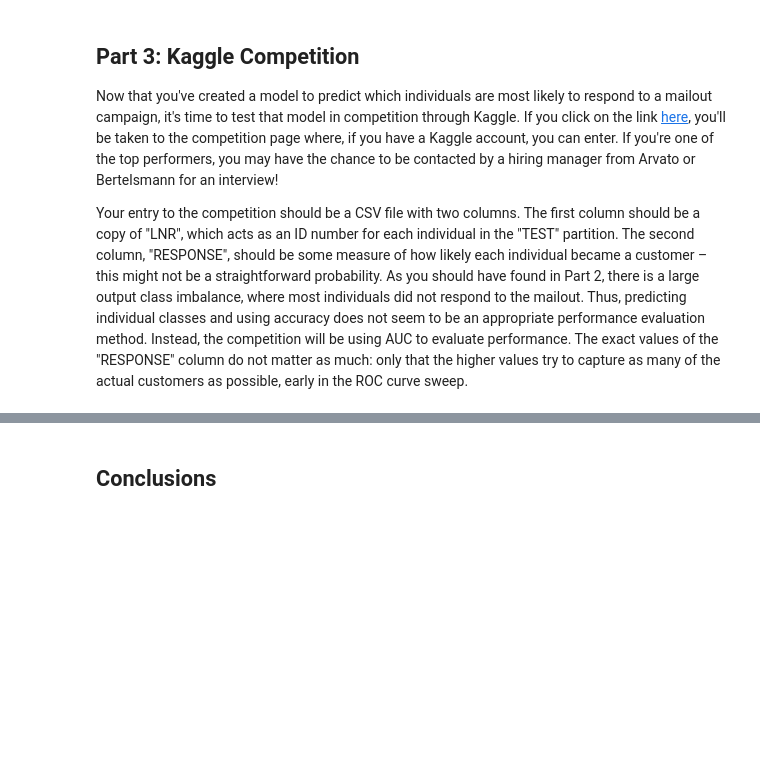
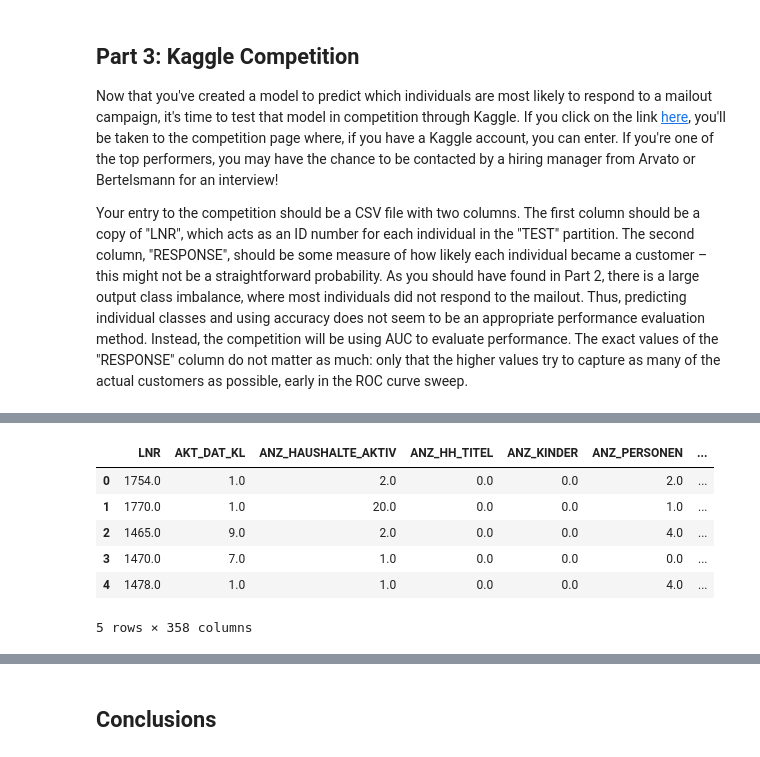
Before and after one commit to ursulahneumann/Arvato_capstone, a Jupyter notebook: Arvato_capstone.ipynb, the cells around one changed output, grey strips where cells are left out. Drawn from its saved outputs; the diff is of its cells as text; code cells hidden in the pictures; blank space fills up the shorter version.

```diff
--- a/Arvato_capstone.ipynb
+++ b/Arvato_capstone.ipynb
@@ -1703,0 +1799,19 @@ Your entry to the competition should be a CSV file with two columns. The first c
+# %%
+# The imputer does not work at this stage because the columns CAMEO_DEUG_2015 and CAMEO_INTL_2015
+# have values that strings "X" and "XX".  EINGEFUEGT_AM has a similar issue. Remove these columns
+# for simplicity.
+del test['CAMEO_DEUG_2015']
+del test['CAMEO_INTL_2015']
+del test['EINGEFUEGT_AM']
+
+# Perform imputation on train df
+test = pd.DataFrame(imputer.transform(test), columns = test.columns)
+test.head()
+# %% [output]
+|  | LNR | AKT_DAT_KL | ANZ_HAUSHALTE_AKTIV | ANZ_HH_TITEL | ANZ_KINDER | ANZ_PERSONEN | ... |
+| 0 | 1754.0 | 1.0 | 2.0 | 0.0 | 0.0 | 2.0 | ... |
+| 1 | 1770.0 | 1.0 | 20.0 | 0.0 | 0.0 | 1.0 | ... |
+| 2 | 1465.0 | 9.0 | 2.0 | 0.0 | 0.0 | 4.0 | ... |
+| 3 | 1470.0 | 7.0 | 1.0 | 0.0 | 0.0 | 0.0 | ... |
+| 4 | 1478.0 | 1.0 | 1.0 | 0.0 | 0.0 | 4.0 | ... |
+5 rows × 358 columns
```
Also changed, not shown: parts of 15 cells of this notebook.
